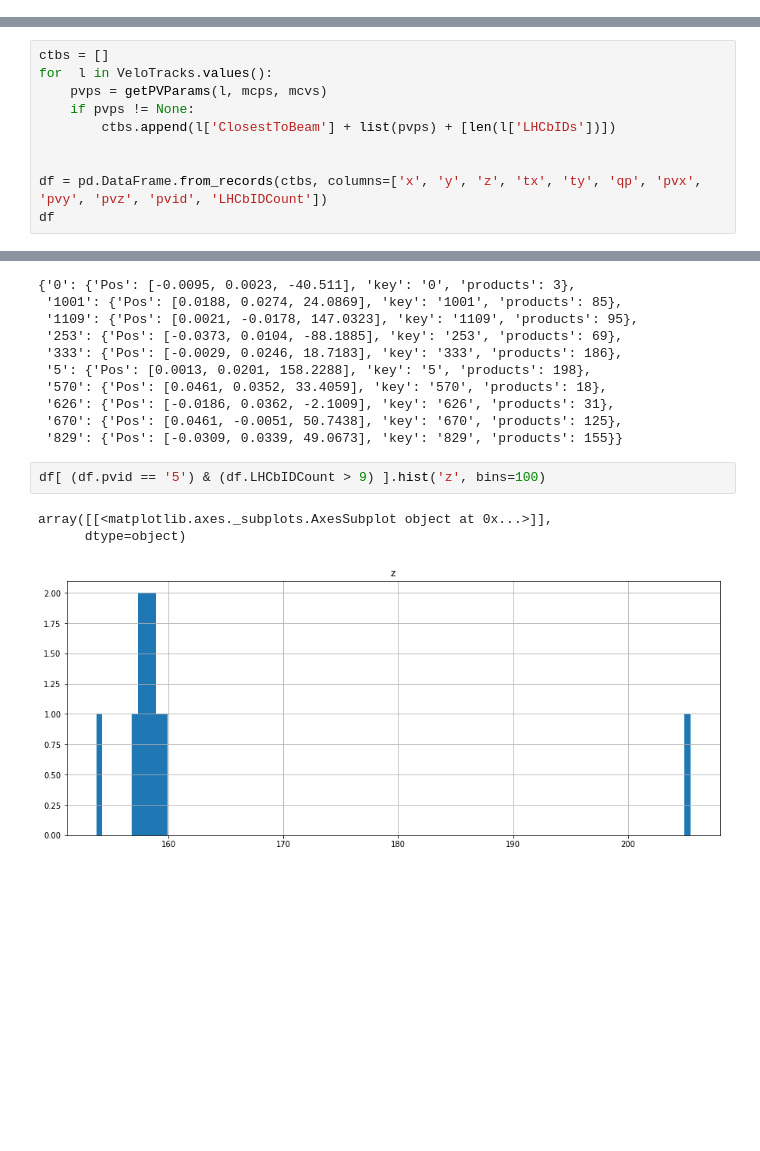
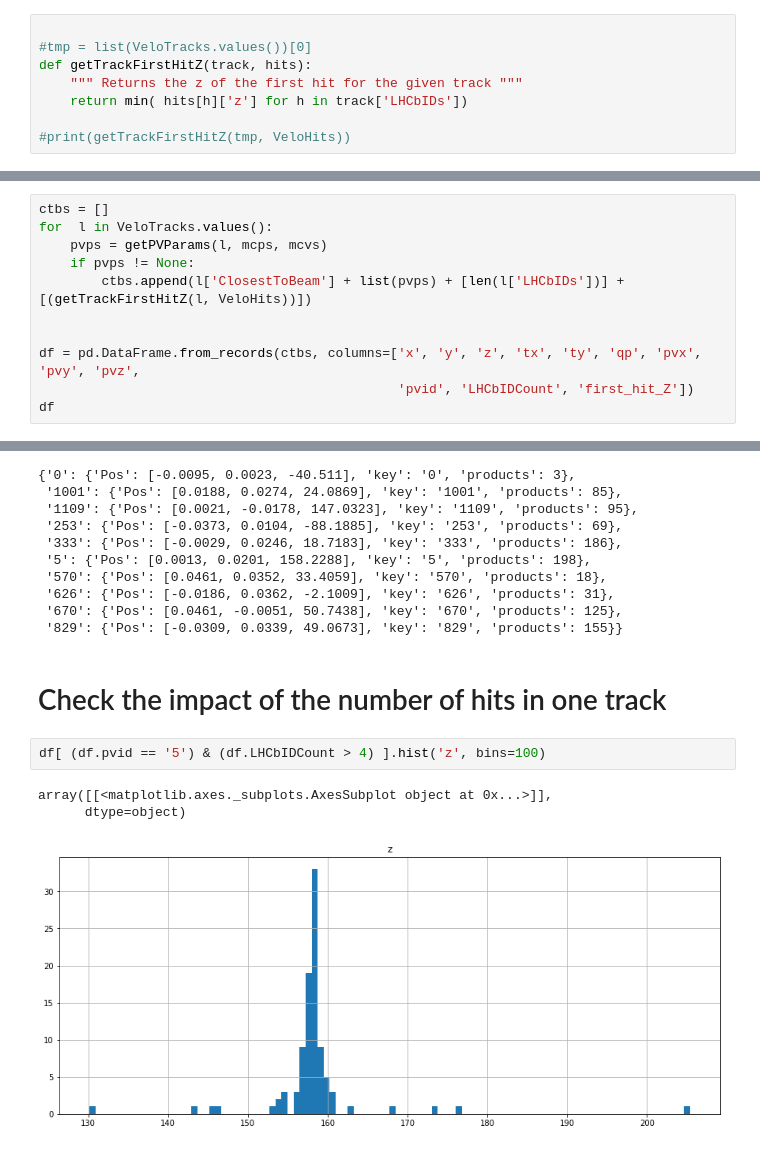
Before and after one commit to petruccs/rapid2018, a Jupyter notebook: Track PV Association example.ipynb, the cells around one changed output, grey strips where cells are left out. Drawn from its saved outputs; the diff is of its cells as text; blank space fills up the shorter version.

Commit message:
Added histograms

```diff
--- a/Track PV Association example.ipynb
+++ b/Track PV Association example.ipynb
@@ -40,3 +40,11 @@ def getPVParams(track, mcps, mcvs):
 print(vs, getPVParams(vs, mcps, mcvs))
 # %% [output]
 {'ClosestToBeam': [0.01643084393756844, -0.030428914618081393, 21.892009735107422, 0.004823623690754175, -0.010355439968407154, 0.0], 'LHCbIDs': ['2193111806', '2195207147', '2197303265', '2199399639' ...
+# %%
+
+#tmp = list(VeloTracks.values())[0]
+def getTrackFirstHitZ(track, hits):
+    """ Returns the z of the first hit for the given track """
+    return min( hits[h]['z'] for h in track['LHCbIDs'])
+
+#print(getTrackFirstHitZ(tmp, VeloHits))
@@ -47,9 +61,10 @@ ctbs = []
 for  l in VeloTracks.values():
     pvps = getPVParams(l, mcps, mcvs)
     if pvps != None:
-        ctbs.append(l['ClosestToBeam'] + list(pvps) + [len(l['LHCbIDs'])])
+        ctbs.append(l['ClosestToBeam'] + list(pvps) + [len(l['LHCbIDs'])] + [(getTrackFirstHitZ(l, VeloHits))])
 
 
-df = pd.DataFrame.from_records(ctbs, columns=['x', 'y', 'z', 'tx', 'ty', 'qp', 'pvx', 'pvy', 'pvz', 'pvid', 'LHCbIDCount'])
+df = pd.DataFrame.from_records(ctbs, columns=['x', 'y', 'z', 'tx', 'ty', 'qp', 'pvx', 'pvy', 'pvz',
+                                              'pvid', 'LHCbIDCount', 'first_hit_Z'])
 df
 # %% [output]
@@ -84,9 +99,12 @@ mcvs
  '626': {'Pos': [-0.0186, 0.0362, -2.1009], 'key': '626', 'products': 31},
  '670': {'Pos': [0.0461, -0.0051, 50.7438], 'key': '670', 'products': 125},
  '829': {'Pos': [-0.0309, 0.0339, 49.0673], 'key': '829', 'products': 155}}
+# %% [markdown]
+Check the impact of the number of hits in one track
+===============
 # %%
-df[ (df.pvid == '5') & (df.LHCbIDCount > 9) ].hist('z', bins=100)
+df[ (df.pvid == '5') & (df.LHCbIDCount > 4) ].hist('z', bins=100)
 # %% [output]
 array([[<matplotlib.axes._subplots.AxesSubplot object at 0x...>]],
       dtype=object)
-[figure, old version]
+[figure, new version]
```
Also changed, not shown: parts of 8 cells of this notebook.
